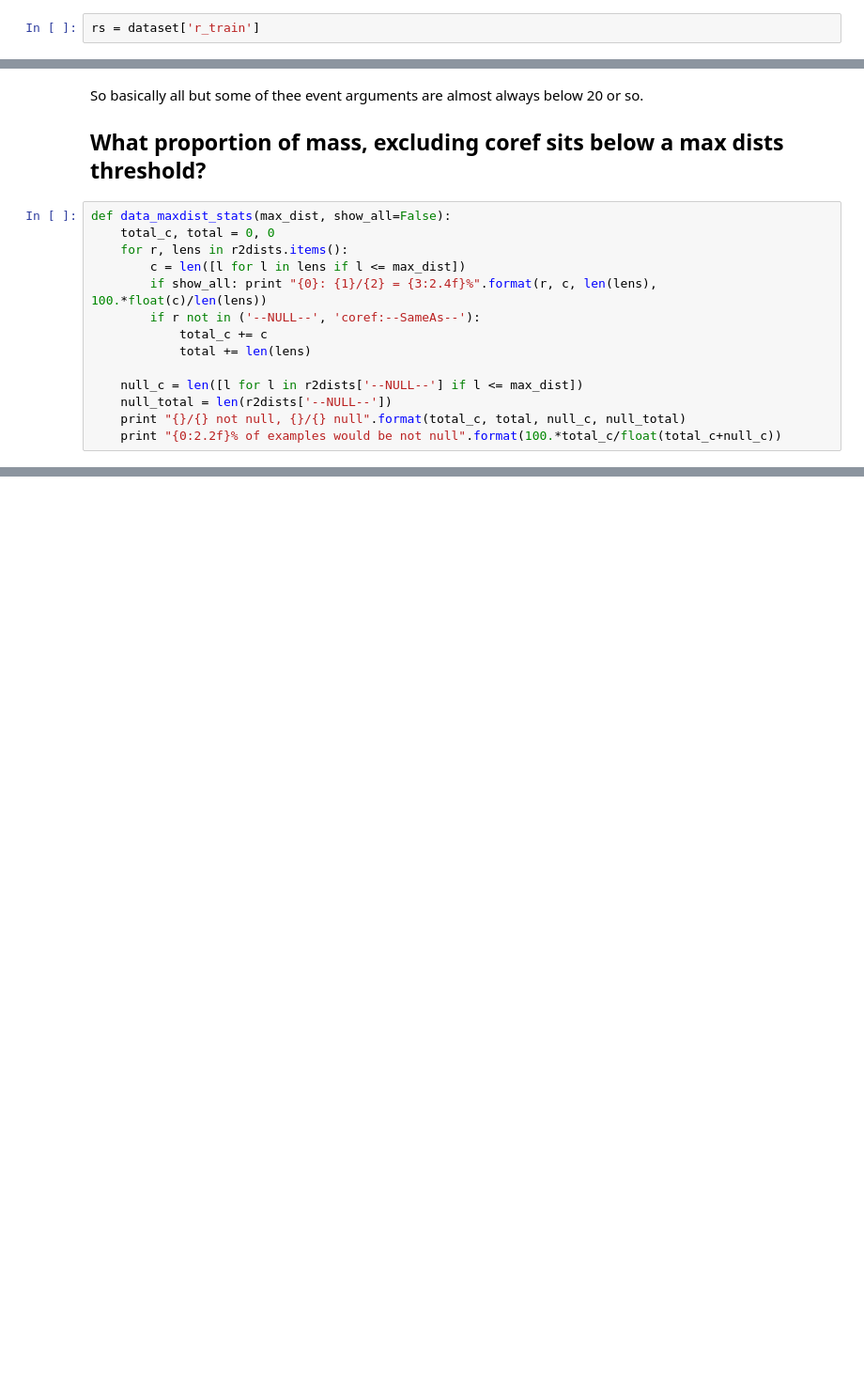
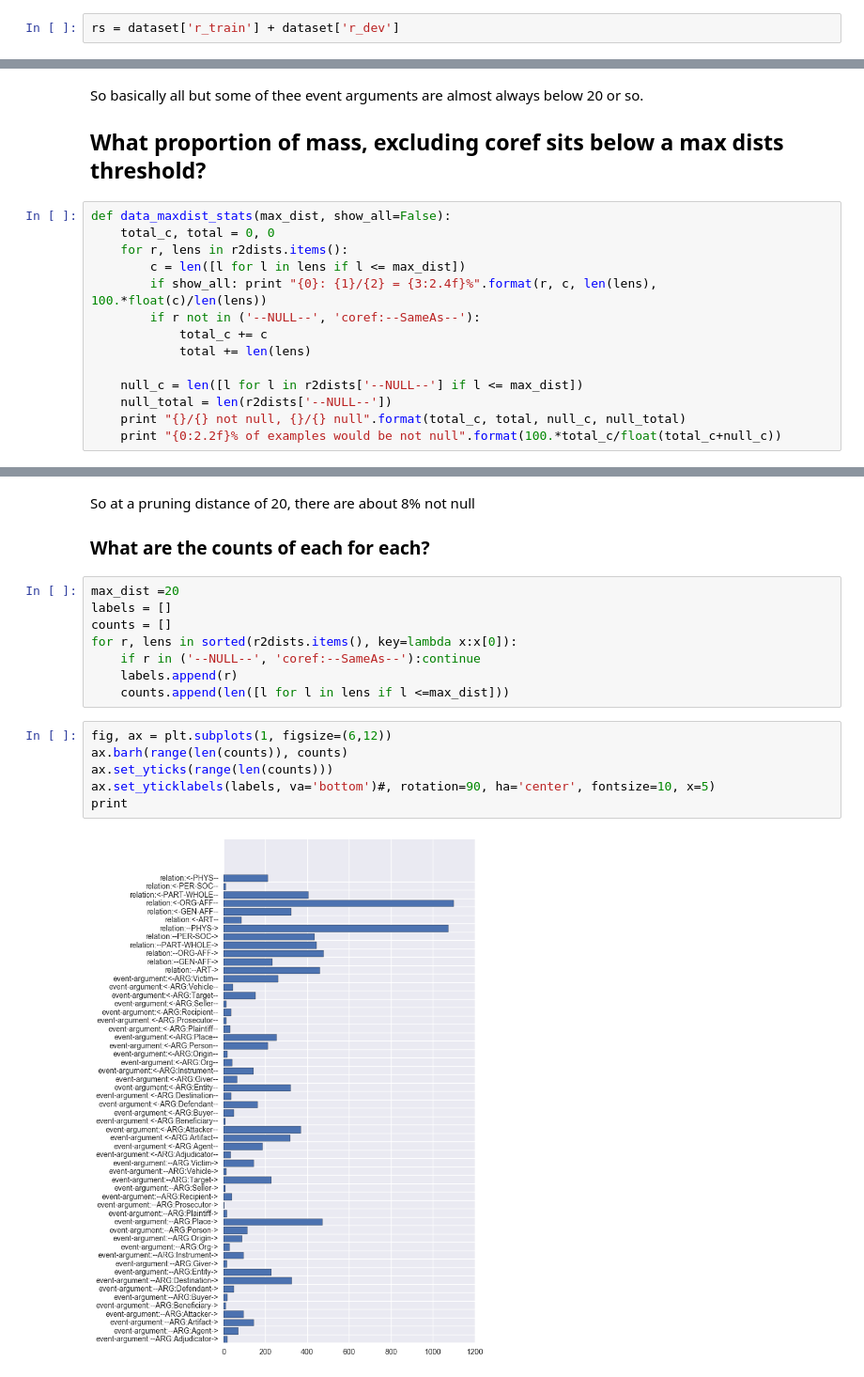
Before and after one commit to teffland/infonet, a Jupyter notebook: Error Analysis.ipynb, the cells around one changed output, grey strips where cells are left out. Shown at 94% size. Saved outputs shown, nothing was run; the diff lists cells and outputs as text; blank space fills up the shorter version.

```diff
--- a/Error Analysis.ipynb
+++ b/Error Analysis.ipynb
@@ -618,7 +618,7 @@ Oversampling training unks from 0.0% to 0.0%
 Resulting sampled ratios: Train:0.0%, Dev:0.0%
 train 2048, dev 1577, test 1537 max dists
 # %%
-rs = dataset['r_train']
+rs = dataset['r_train'] + dataset['r_dev']
 # %%
 print rs[0]
 # %% [output]
@@ -684 +684,21 @@ for max_dist in [10,20,25,30]:
 5.66% of examples would be not null
+# %% [markdown]
+So at a pruning distance of 20, there are about 8% not null
+
+### What are the counts of each for each?
+# %%
+max_dist =20
+labels = []
+counts = []
+for r, lens in sorted(r2dists.items(), key=lambda x:x[0]):
+    if r in ('--NULL--', 'coref:--SameAs--'):continue
+    labels.append(r)
+    counts.append(len([l for l in lens if l <=max_dist]))
+# %%
+fig, ax = plt.subplots(1, figsize=(6,12))
+ax.barh(range(len(counts)), counts)
+ax.set_yticks(range(len(counts)))
+ax.set_yticklabels(labels, va='bottom')#, rotation=90, ha='center', fontsize=10, x=5)
+print
+# %% [output]
+[figure, added]
```
Also changed, not shown: parts of 2 cells of this notebook, 1 other file.
